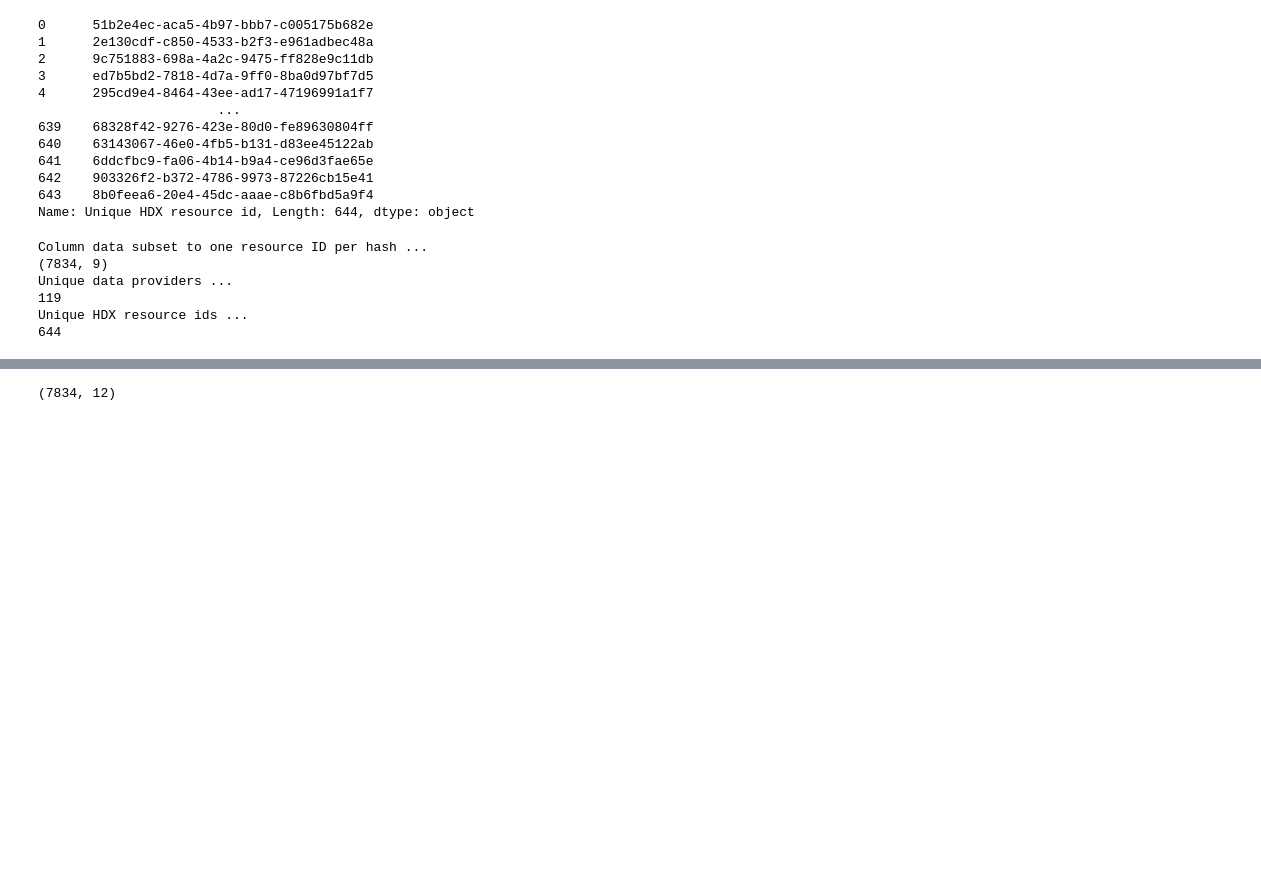
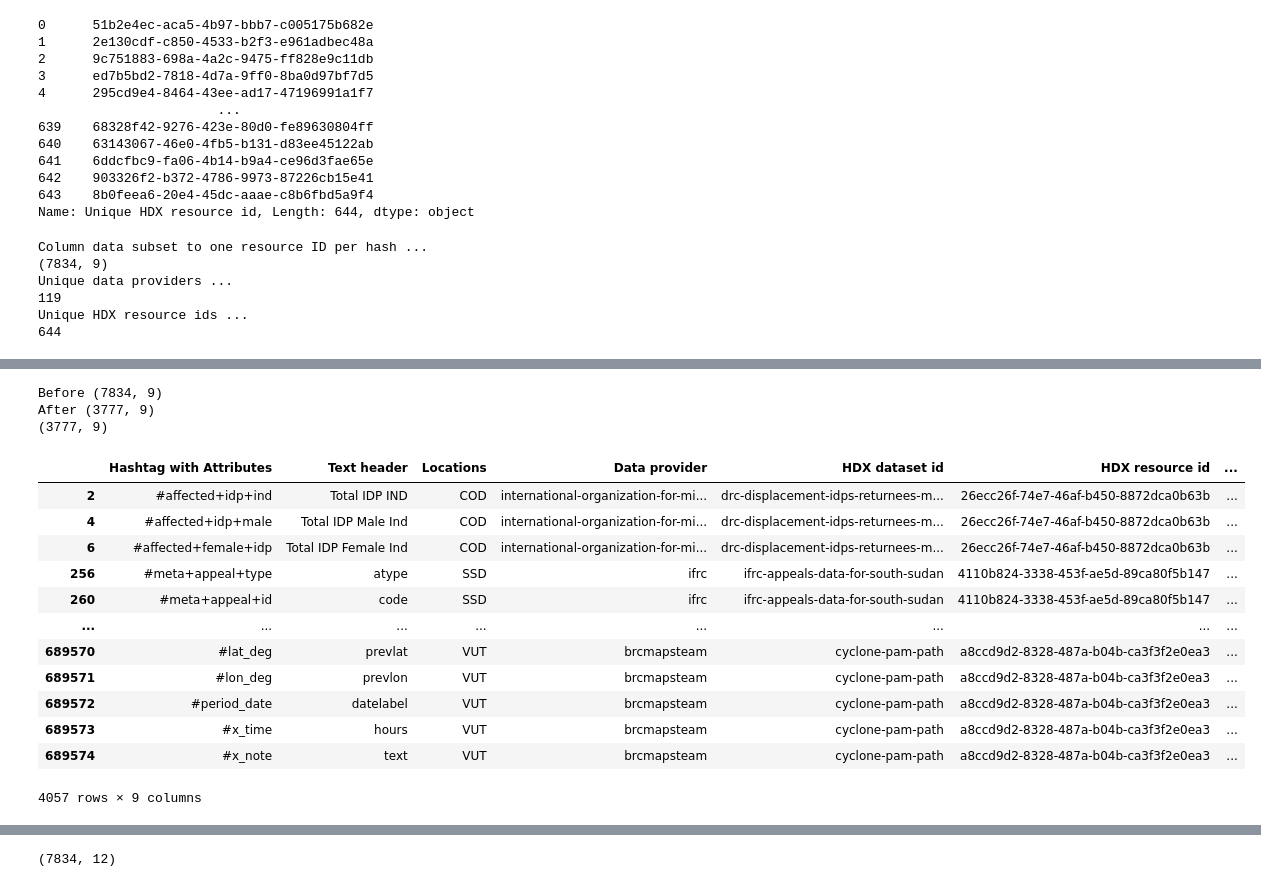
Before and after one commit to datakind/hxl-metadata-prediction, a Jupyter notebook: generate-test-train-data.ipynb, the cells around one changed output, grey strips where cells are left out. Saved outputs shown, nothing was run; the diff lists cells and outputs as text; code cells hidden in the pictures; blank space fills up the shorter version.

```diff
--- a/generate-test-train-data.ipynb
+++ b/generate-test-train-data.ipynb
@@ -91,14 +99,14 @@ setup_hdx_connection(f"DK_UserAgent{agent_count}")
 # %%
-local_data_file = LOCAL_DATA_DIR + "/hxl-core-schema.xlsx"
+gdown.download(HXL_SCHEMA_RESOURCE_URL, HXL_SCHEMA_LOCAL_FILE, quiet=False, fuzzy=True)
 
 response = requests.get(HXL_SCHEMA_RESOURCE_URL)
-with open(local_data_file, 'wb') as f:
+with open(HXL_SCHEMA_LOCAL_FILE, 'wb') as f:
     f.write(response.content)
 
-df= pd.read_excel(local_data_file, sheet_name='Core hashtags')
+df= pd.read_excel(HXL_SCHEMA_LOCAL_FILE, sheet_name='Core hashtags')
 hashtags_list = df['Hashtag'][1:].tolist()
 
-df= pd.read_excel(local_data_file, sheet_name='Core attributes')
+df= pd.read_excel(HXL_SCHEMA_LOCAL_FILE, sheet_name='Core attributes')
 attributes_list = df['Attribute'][1:].tolist()
 
 # Remove rows with disallowed tags or attributes
@@ -240,0 +256,58 @@ Unique HDX resource ids ...
+# %%
+def filter_for_schema(text):
+    #print(f"Tokens before: {text}")
+    if " " in text:
+        text = text.replace(" ","")
+
+    tokens_raw = text.split("+")
+    tokens = [tokens_raw[0]]
+    for t in tokens_raw[1:]:
+        tokens.append(f"+{t}")
+
+    filtered = []
+    for t in tokens:
+        if t in APPROVED_HXL_SCHEMA:
+            if t not in filtered:
+                filtered.append(t)
+    filtered = "".join(filtered)
+
+    if len(filtered) > 0 and filtered[0] != '#':
+        filtered = ""
+
+    return filtered
+
+def filter_disallowed_hxl(column_data, hxl_col = 'Hashtag with Attributes'):
+    print("Before",column_data.shape)
+    allowed = []
+    disallowed = []
+    for index, row in column_data.iterrows():
+        if row[hxl_col] == filter_for_schema(row[hxl_col]):
+            allowed.append(row)
+        else:
+            disallowed.append(row)
+    allowed = pd.DataFrame(allowed)
+    disallowed = pd.DataFrame(disallowed)
+    print("After", allowed.shape)
+    return allowed, disallowed
+
+data, disallowed = filter_disallowed_hxl(df_subset)
+print(data.shape)
+
+display(disallowed)
+# %% [output]
+Before (7834, 9)
+After (3777, 9)
+(3777, 9)
+|  | Hashtag with Attributes | Text header | Locations | Data provider | HDX dataset id | HDX resource id | ... |
+| 2 | #affected+idp+ind | Total IDP IND | COD | international-organization-for-mi... | drc-displacement-idps-returnees-m... | 26ecc26f-74e7-46af-b450-8872dca0b63b | ... |
+| 4 | #affected+idp+male | Total IDP Male Ind | COD | international-organization-for-mi... | drc-displacement-idps-returnees-m... | 26ecc26f-74e7-46af-b450-8872dca0b63b | ... |
+| 6 | #affected+female+idp | Total IDP Female Ind | COD | international-organization-for-mi... | drc-displacement-idps-returnees-m... | 26ecc26f-74e7-46af-b450-8872dca0b63b | ... |
+| 256 | #meta+appeal+type | atype | SSD | ifrc | ifrc-appeals-data-for-south-sudan | 4110b824-3338-453f-ae5d-89ca80f5b147 | ... |
+| 260 | #meta+appeal+id | code | SSD | ifrc | ifrc-appeals-data-for-south-sudan | 4110b824-3338-453f-ae5d-89ca80f5b147 | ... |
+| ... | ... | ... | ... | ... | ... | ... | ... |
+| 689570 | #lat_deg | prevlat | VUT | brcmapsteam | cyclone-pam-path | a8ccd9d2-8328-487a-b04b-ca3f3f2e0ea3 | ... |
+| 689571 | #lon_deg | prevlon | VUT | brcmapsteam | cyclone-pam-path | a8ccd9d2-8328-487a-b04b-ca3f3f2e0ea3 | ... |
+| 689572 | #period_date | datelabel | VUT | brcmapsteam | cyclone-pam-path | a8ccd9d2-8328-487a-b04b-ca3f3f2e0ea3 | ... |
+| 689573 | #x_time | hours | VUT | brcmapsteam | cyclone-pam-path | a8ccd9d2-8328-487a-b04b-ca3f3f2e0ea3 | ... |
+| 689574 | #x_note | text | VUT | brcmapsteam | cyclone-pam-path | a8ccd9d2-8328-487a-b04b-ca3f3f2e0ea3 | ... |
+4057 rows × 9 columns
```
Also changed, not shown: parts of 32 cells of this notebook.
